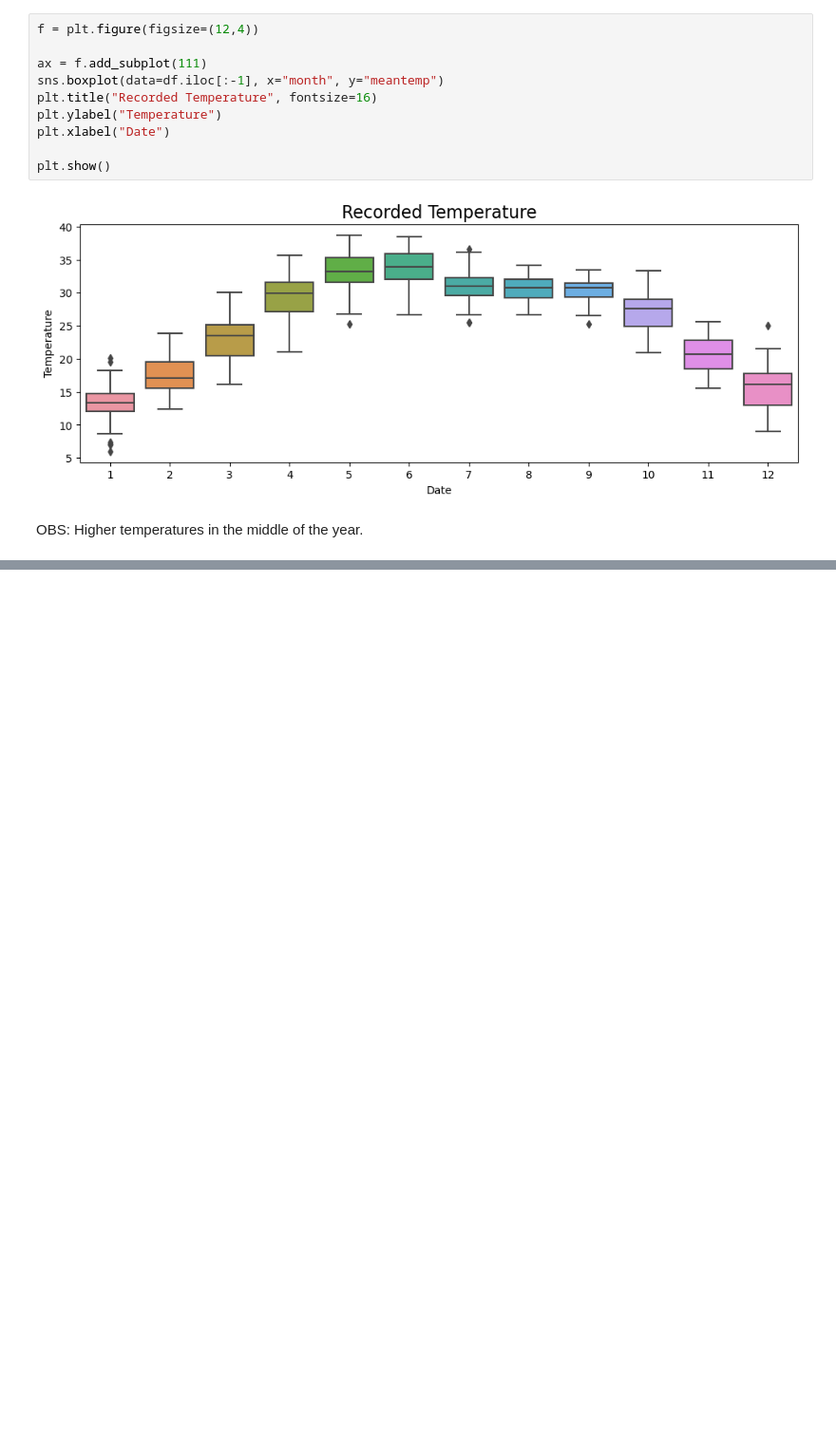
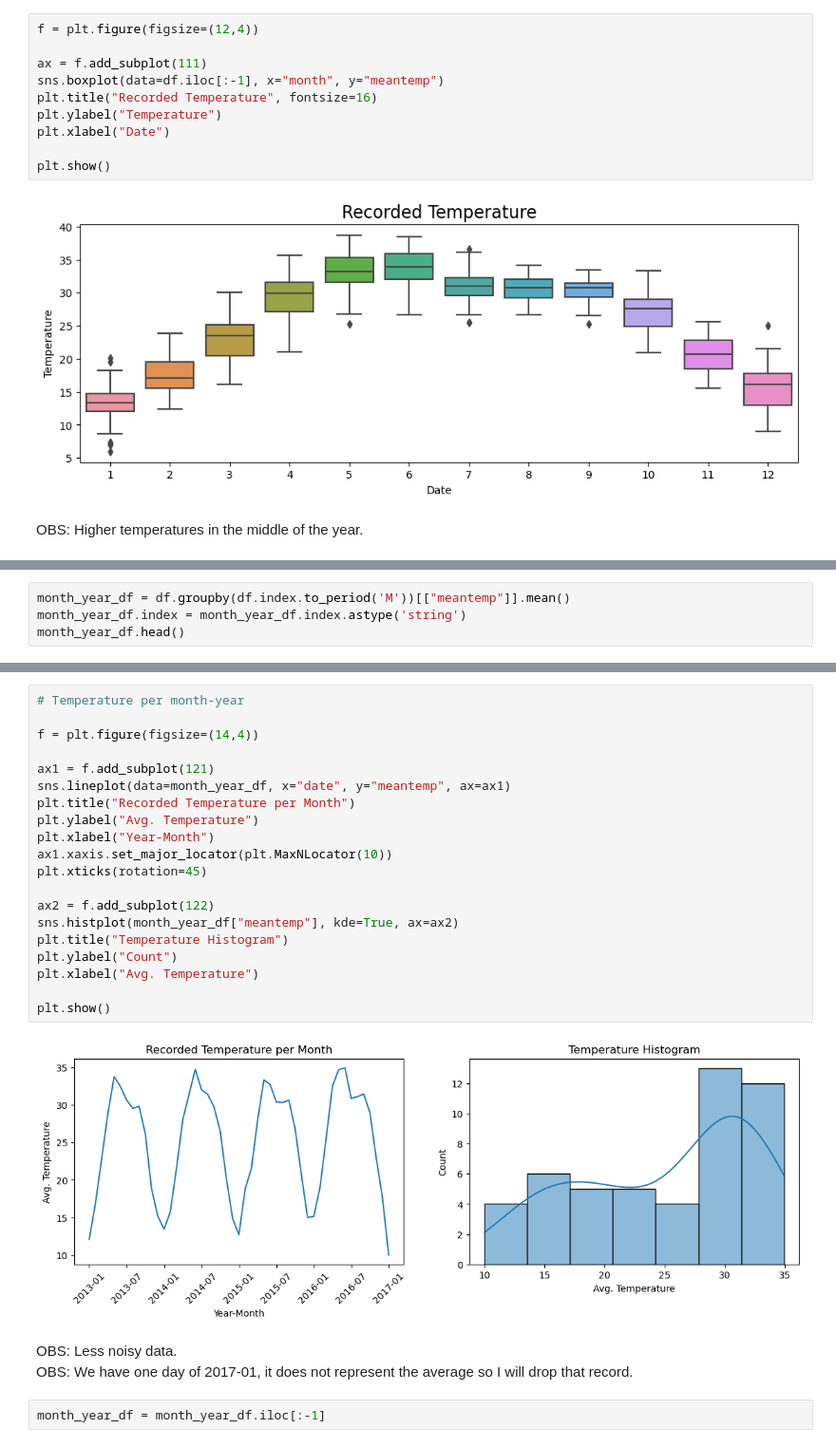
Before and after one commit to sasotomayor/anomaly-detection-temperatures, a Jupyter notebook: time-series-analysis.ipynb, the cells around one changed output, grey strips where cells are left out. Shown at 95% size. Cells and saved outputs as stored; diff of their text form; blank space fills up the shorter version.

```diff
--- a/time-series-analysis.ipynb
+++ b/time-series-analysis.ipynb
@@ -343,0 +112,4 @@ plt.show()
+# %%
+month_year_df = df.groupby(df.index.to_period('M'))[["meantemp"]].mean()
+month_year_df.index = month_year_df.index.astype('string')
+month_year_df.head()
@@ -343,0 +124,27 @@ plt.show()
+# %%
+# Temperature per month-year
+
+f = plt.figure(figsize=(14,4))
+
+ax1 = f.add_subplot(121)
+sns.lineplot(data=month_year_df, x="date", y="meantemp", ax=ax1)
+plt.title("Recorded Temperature per Month")
+plt.ylabel("Avg. Temperature")
+plt.xlabel("Year-Month")
+ax1.xaxis.set_major_locator(plt.MaxNLocator(10))
+plt.xticks(rotation=45)
+
+ax2 = f.add_subplot(122)
+sns.histplot(month_year_df["meantemp"], kde=True, ax=ax2)
+plt.title("Temperature Histogram")
+plt.ylabel("Count")
+plt.xlabel("Avg. Temperature")
+
+plt.show()
+# %% [output]
+[figure, added]
+# %% [markdown]
+OBS: Less noisy data.
+OBS: We have one day of 2017-01, it does not represent the average so I will drop that record.
+# %%
+month_year_df = month_year_df.iloc[:-1]
```
Also changed, not shown: parts of 62 cells of this notebook.
